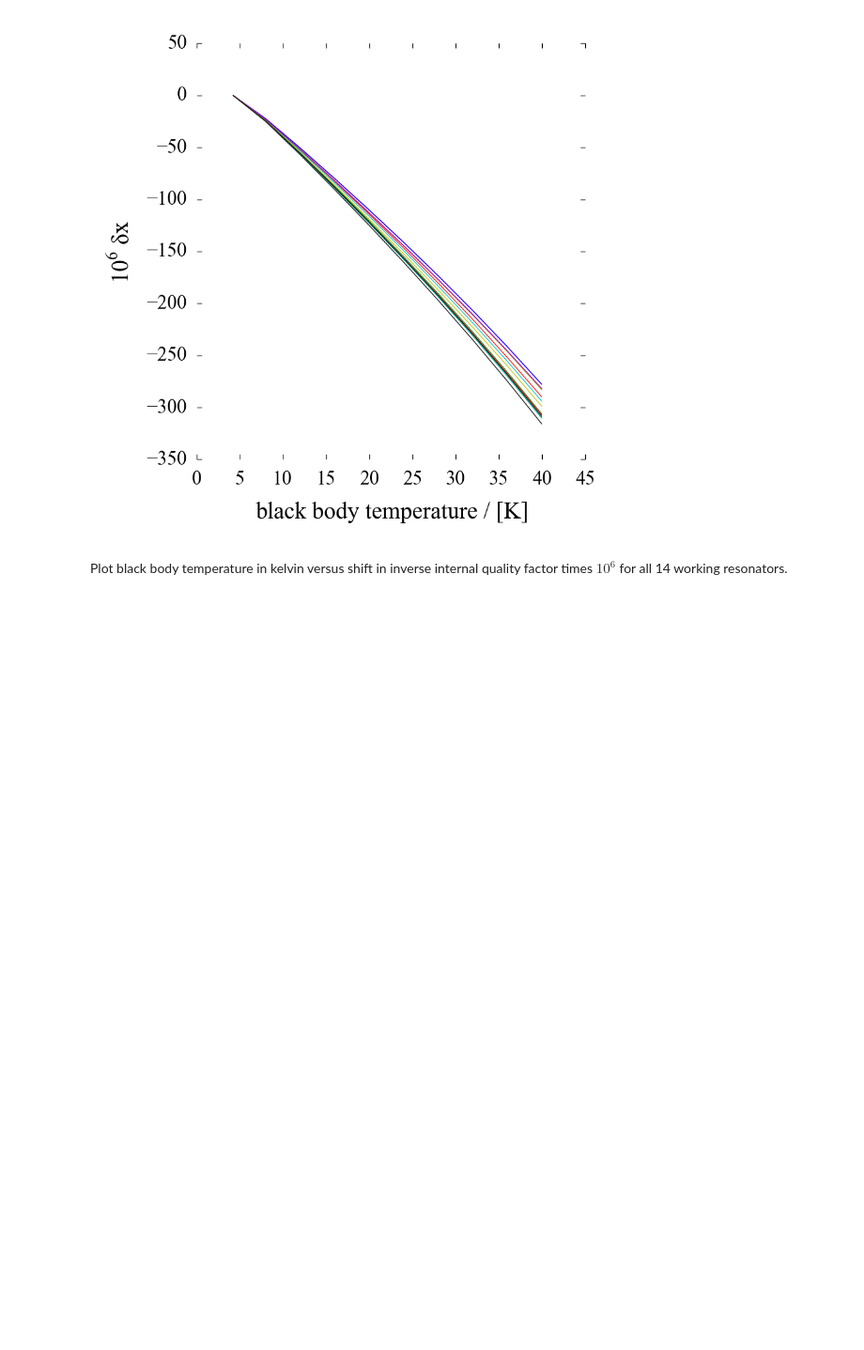
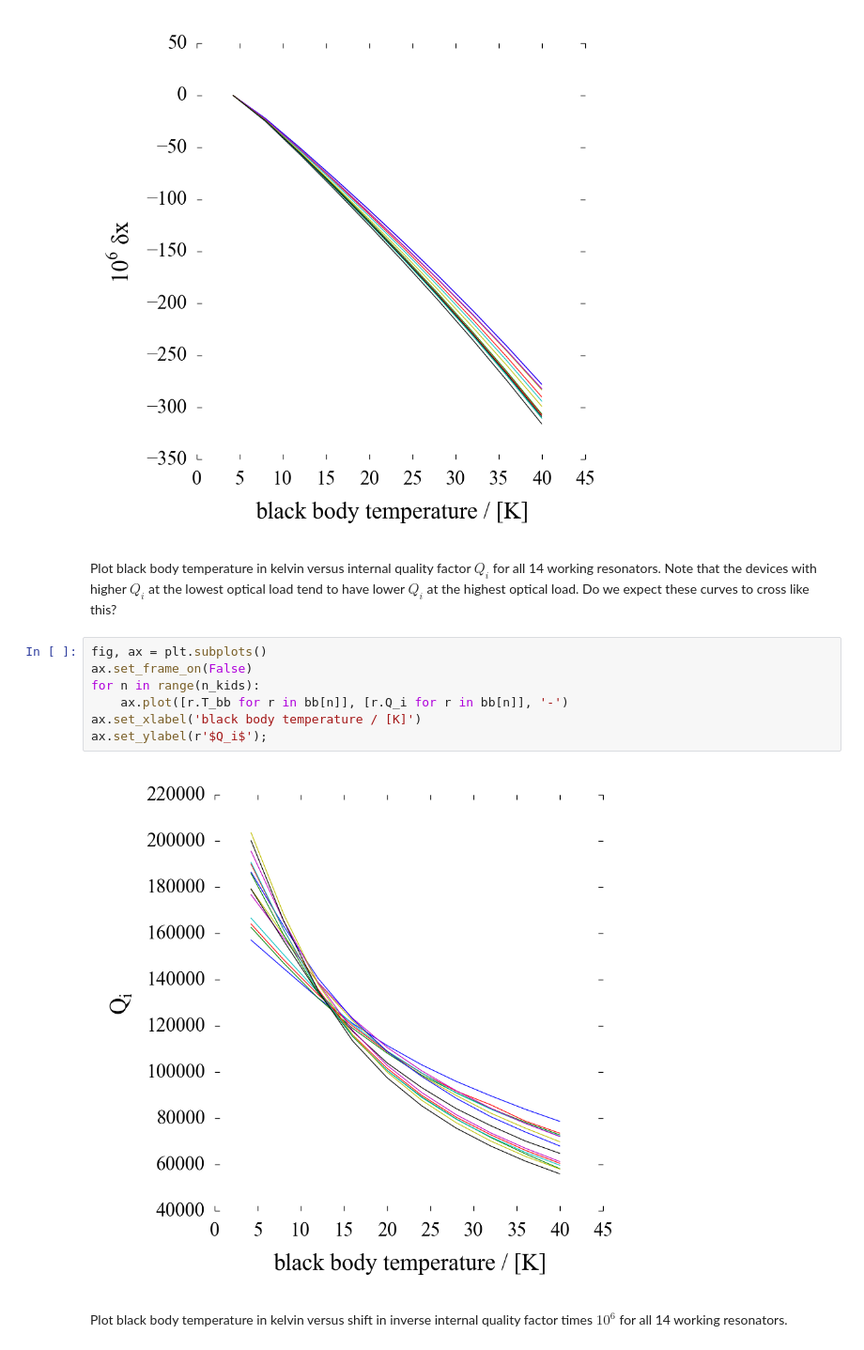
Before and after one commit to danielflanigan/ColumbiaCMB-notebooks, a Jupyter notebook: kids/2014-06-05_JPL_light_data.ipynb, the cells around one changed output. Shown at 94% size. Saved outputs shown, nothing was run; the diff lists cells and outputs as text; blank space fills up the shorter version.

```diff
--- a/kids/2014-06-05_JPL_light_data.ipynb
+++ b/kids/2014-06-05_JPL_light_data.ipynb
@@ -23,6 +34,17 @@ ax.set_ylabel('$10^6 \delta x$')
 ax.set_ylim(-350, 50);
 # %% [output]
 [figure]
+# %% [markdown]
+Plot black body temperature in kelvin versus internal quality factor $Q_i$ for all 14 working resonators. Note that the devices with higher $Q_i$ at the lowest optical load tend to have lower $Q_i$ at the highest optical load. Do we expect these curves to cross like this?
+# %%
+fig, ax = plt.subplots()
+ax.set_frame_on(False)
+for n in range(n_kids):
+    ax.plot([r.T_bb for r in bb[n]], [r.Q_i for r in bb[n]], '-')
+ax.set_xlabel('black body temperature / [K]')
+ax.set_ylabel(r'$Q_i$');
+# %% [output]
+[figure, added]
 # %% [markdown]
 Plot black body temperature in kelvin versus shift in inverse internal quality factor times $10^6$ for all 14 working resonators.
 # %%
```
Also changed, not shown: parts of 15 cells of this notebook.
